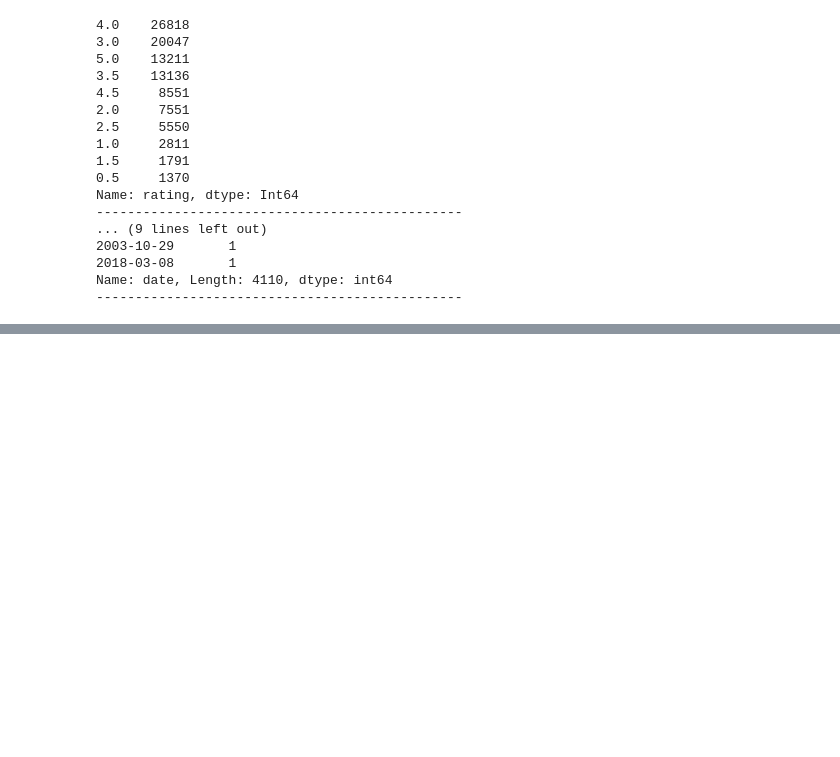
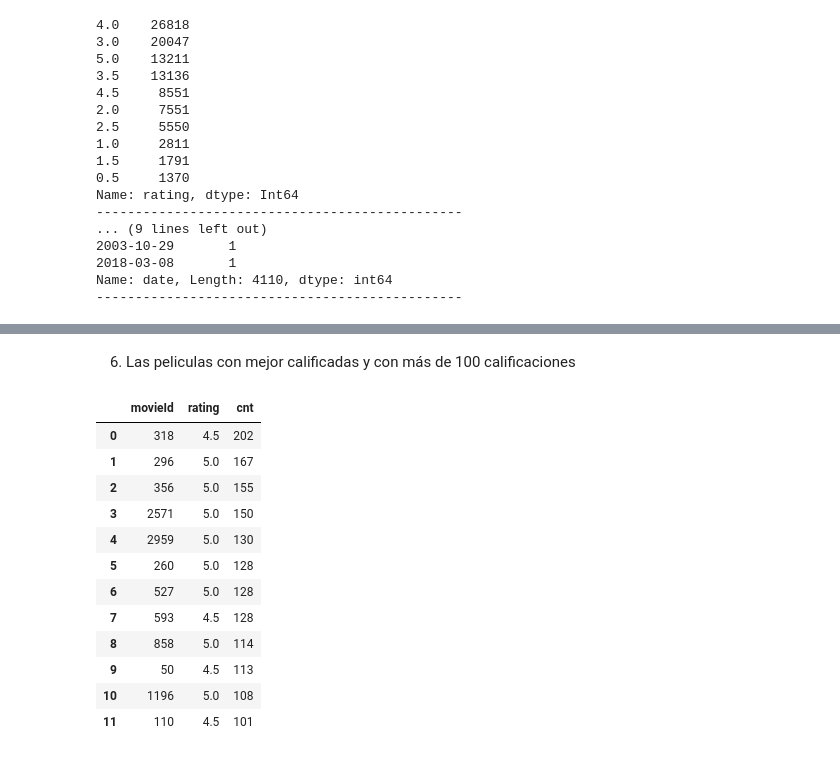
Before and after one commit to Bast-aleja/Marketing_1, a Jupyter notebook: Lectura_y_depuración_bases_Trabajo_peliculasreal.ipynb, the cells around one changed output, grey strips where cells are left out. Drawn from its saved outputs; the diff is of its cells as text; code cells hidden in the pictures; blank space fills up the shorter version.

```diff
--- a/Lectura_y_depuración_bases_Trabajo_peliculasreal.ipynb
+++ b/Lectura_y_depuración_bases_Trabajo_peliculasreal.ipynb
@@ -410,0 +613,30 @@ ratings =ratings.copy(deep= True)
+# %% [markdown]
+6. Las peliculas con mejor calificadas y con más de 100 calificaciones
+# %%
+#usuarios con más de 1000 peliculas vistas
+R6_1=pd.read_sql(""" select
+                          movieid, rating,
+                          count(*) as cnt
+                          from ratings
+                          where rating >4.0
+                          group by movieid
+                          order by cnt desc
+                          """, conn)
+R6_1
+# %%
+R6_2=R6_1[(R6_1['cnt']>100)]
+R6_2
+# %% [output]
+|  | movieId | rating | cnt |
+| 0 | 318 | 4.5 | 202 |
+| 1 | 296 | 5.0 | 167 |
+| 2 | 356 | 5.0 | 155 |
+| 3 | 2571 | 5.0 | 150 |
+| 4 | 2959 | 5.0 | 130 |
+| 5 | 260 | 5.0 | 128 |
+| 6 | 527 | 5.0 | 128 |
+| 7 | 593 | 4.5 | 128 |
+| 8 | 858 | 5.0 | 114 |
+| 9 | 50 | 4.5 | 113 |
+| 10 | 1196 | 5.0 | 108 |
+| 11 | 110 | 4.5 | 101 |
```
Also changed, not shown: parts of 33 cells of this notebook.
